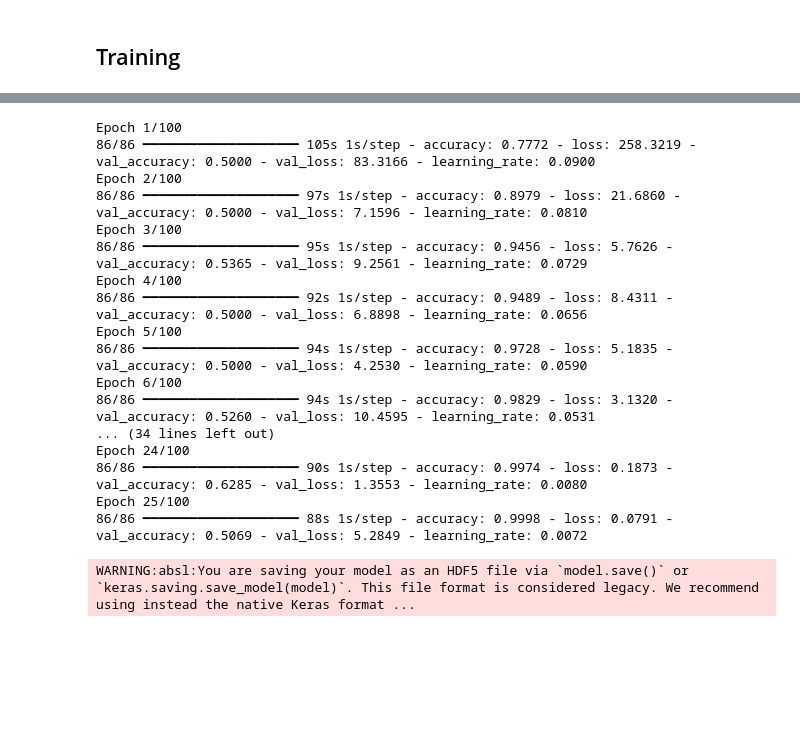
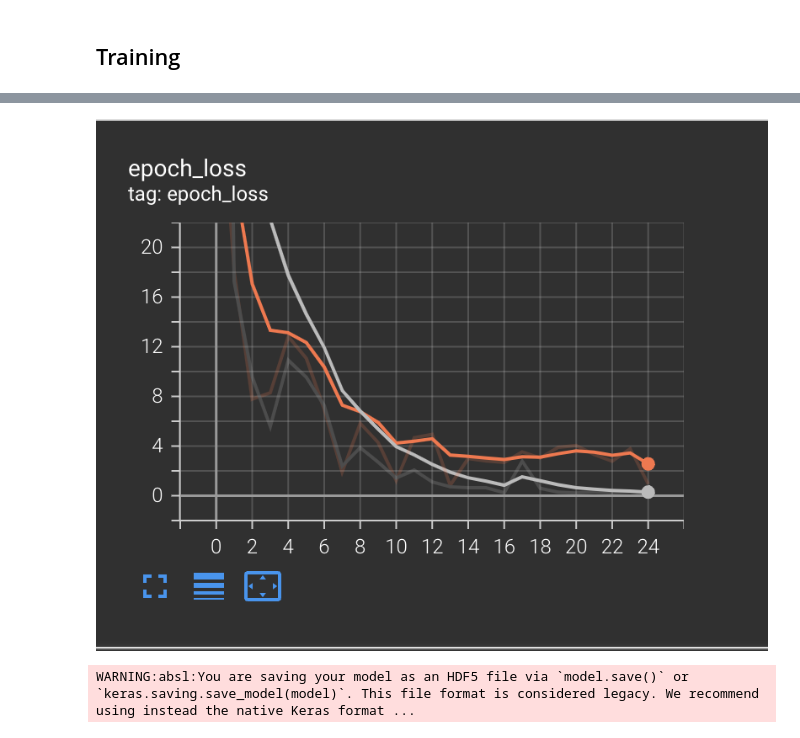
Before and after one commit to 648374hub/ticker-classification, a Jupyter notebook: trainCNN.ipynb, the cells around one changed output, grey strips where cells are left out. Drawn from its saved outputs; the diff is of its cells as text; code cells hidden in the pictures; blank space fills up the shorter version.

```diff
--- a/trainCNN.ipynb
+++ b/trainCNN.ipynb
@@ -433,7 +466,7 @@ run_id = datetime.now().strftime("%Y%m%d-%H%M%S")
 log_dir = "logs/fit/" + run_id
 tensorboard_callback = tf.keras.callbacks.TensorBoard(log_dir=log_dir, histogram_freq=1)
 early_stopping_callback = tf.keras.callbacks.EarlyStopping(
-    monitor="val_loss", patience=6, restore_best_weights=True
+    monitor="val_loss", patience=11, restore_best_weights=True
 )
 lr_scheduler_callback = tf.keras.callbacks.LearningRateScheduler(scheduler)
 
@@ -444,24 +477,10 @@ history = classifier.fit(
     validation_data=val_data_generator,
     callbacks=[tensorboard_callback, early_stopping_callback, lr_scheduler_callback],
 )
-# %% [output]
-Epoch 1/100
-86/86 ━━━━━━━━━━━━━━━━━━━━ 105s 1s/step - accuracy: 0.7772 - loss: 258.3219 - val_accuracy: 0.5000 - val_loss: 83.3166 - learning_rate: 0.0900
-Epoch 2/100
-86/86 ━━━━━━━━━━━━━━━━━━━━ 97s 1s/step - accuracy: 0.8979 - loss: 21.6860 - val_accuracy: 0.5000 - val_loss: 7.1596 - learning_rate: 0.0810
-Epoch 3/100
-86/86 ━━━━━━━━━━━━━━━━━━━━ 95s 1s/step - accuracy: 0.9456 - loss: 5.7626 - val_accuracy: 0.5365 - val_loss: 9.2561 - learning_rate: 0.0729
-Epoch 4/100
-86/86 ━━━━━━━━━━━━━━━━━━━━ 92s 1s/step - accuracy: 0.9489 - loss: 8.4311 - val_accuracy: 0.5000 - val_loss: 6.8898 - learning_rate: 0.0656
-Epoch 5/100
-86/86 ━━━━━━━━━━━━━━━━━━━━ 94s 1s/step - accuracy: 0.9728 - loss: 5.1835 - val_accuracy: 0.5000 - val_loss: 4.2530 - learning_rate: 0.0590
-Epoch 6/100
-86/86 ━━━━━━━━━━━━━━━━━━━━ 94s 1s/step - accuracy: 0.9829 - loss: 3.1320 - val_accuracy: 0.5260 - val_loss: 10.4595 - learning_rate: 0.0531
-... (34 lines left out)
-Epoch 24/100
-86/86 ━━━━━━━━━━━━━━━━━━━━ 90s 1s/step - accuracy: 0.9974 - loss: 0.1873 - val_accuracy: 0.6285 - val_loss: 1.3553 - learning_rate: 0.0080
-Epoch 25/100
-86/86 ━━━━━━━━━━━━━━━━━━━━ 88s 1s/step - accuracy: 0.9998 - loss: 0.0791 - val_accuracy: 0.5069 - val_loss: 5.2849 - learning_rate: 0.0072
+# %%
+Image.open("/Users/nitesh/Desktop/CNN_training_tensorboard_loss.png")
+# %% [output]
+[figure, added]
 # %%
 model_save_path = "saved_model/cnn_classifier" + run_id
 classifier.export(model_save_path)
```
Also changed, not shown: parts of 29 cells of this notebook, 1 other file.
